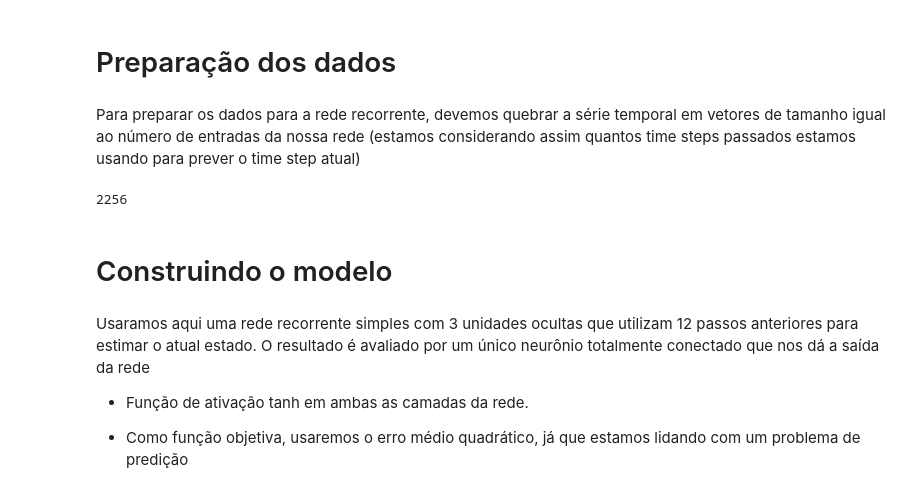
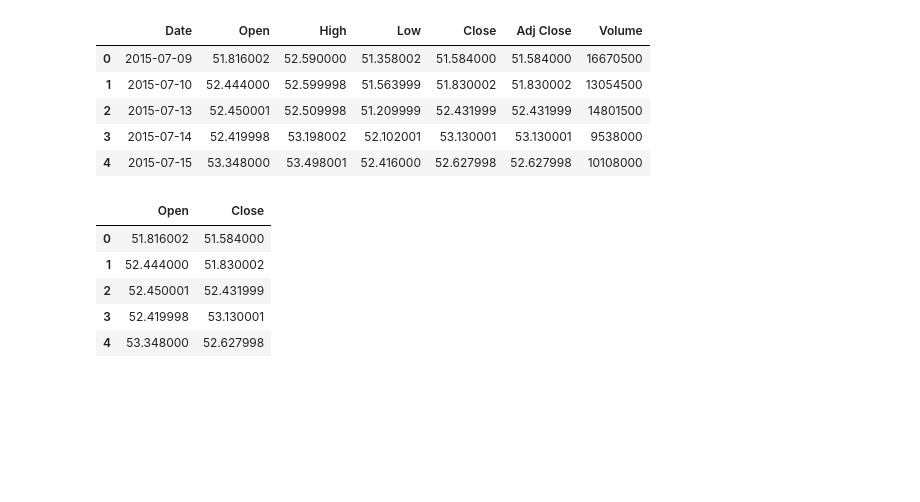
Before and after one commit to patriani/RNN_LSTM_Tesla_stock, a Jupyter notebook: ELT575_Semana3_ES119663.ipynb, the cells around one changed output. Cells and saved outputs as stored; diff of their text form; code cells hidden in the pictures; blank space fills up the shorter version.

```diff
--- a/ELT575_Semana3_ES119663.ipynb
+++ b/ELT575_Semana3_ES119663.ipynb
@@ -34,8 +13,22 @@ train_data, test_data, data = get_train_test(sunspots_url)
-# %% [markdown]
-# Preparação dos dados
-# %% [markdown]
-Para preparar os dados para a rede recorrente, devemos quebrar a série temporal em vetores de tamanho igual ao número de entradas da nossa rede (estamos considerando assim quantos time steps passados estamos usando para prever o time step atual)
-# %%
-len(train_data)
-# %% [output]
-2256
+# %%
+tesla_stock = 'https://raw.githubusercontent.com/patriani/RNN_LSTM_Tesla_stock/main/tesla_stock_2015_2022.csv'
+df = read_csv(tesla_stock)
+df.head()
+# %% [output]
+|  | Date | Open | High | Low | Close | Adj Close | Volume |
+| 0 | 2015-07-09 | 51.816002 | 52.590000 | 51.358002 | 51.584000 | 51.584000 | 16670500 |
+| 1 | 2015-07-10 | 52.444000 | 52.599998 | 51.563999 | 51.830002 | 51.830002 | 13054500 |
+| 2 | 2015-07-13 | 52.450001 | 52.509998 | 51.209999 | 52.431999 | 52.431999 | 14801500 |
+| 3 | 2015-07-14 | 52.419998 | 53.198002 | 52.102001 | 53.130001 | 53.130001 | 9538000 |
+| 4 | 2015-07-15 | 53.348000 | 53.498001 | 52.416000 | 52.627998 | 52.627998 | 10108000 |
+# %%
+# Only the column 'Open' will be used as independent variables and 'Close' is the column of the dependent variables.
+df_XY=pd.DataFrame(df, columns=['Open','Close'])
+df_XY.head()
+# %% [output]
+|  | Open | Close |
+| 0 | 51.816002 | 51.584000 |
+| 1 | 52.444000 | 51.830002 |
+| 2 | 52.450001 | 52.431999 |
+| 3 | 52.419998 | 53.130001 |
+| 4 | 53.348000 | 52.627998 |
@@ -56,11 +62,4 @@ trainX, trainY = get_XY(train_data, time_steps)
 testX, testY = get_XY(test_data, time_steps)
-# %% [markdown]
-# Construindo o modelo
-# %% [markdown]
-Usaramos aqui uma rede recorrente simples com 3 unidades ocultas que utilizam 12 passos anteriores para estimar o atual estado. O resultado é avaliado por um único neurônio totalmente conectado que nos dá a saída da rede
-* Função de ativação tanh em ambas as camadas da rede.
-
-* Como função objetiva, usaremos o erro médio quadrático, já que estamos lidando com um problema de predição
 # %%
 def create_RNN(hidden_units, dense_units, input_shape, activation):
     model = Sequential()
```
Also changed, not shown: parts of 13 cells of this notebook.
